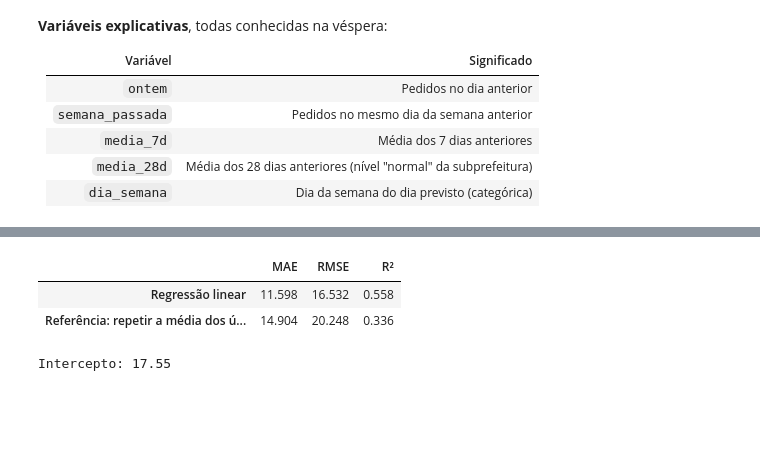
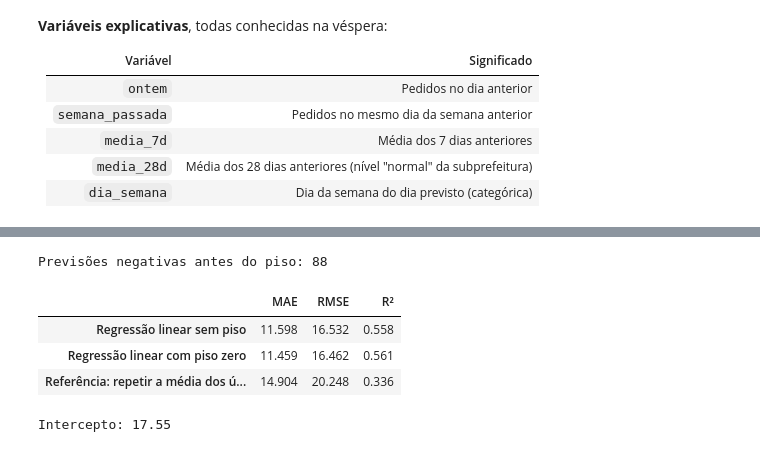
Before and after one commit to 0x4aron/RuaViva, a Jupyter notebook: data-science/zeladoria_sp156.ipynb, the cells around one changed output, grey strips where cells are left out. Drawn from its saved outputs; the diff is of its cells as text; code cells hidden in the pictures; blank space fills up the shorter version.

Commit message:
Revisao final: regra de territorio na API, amostra do notebook sem vazamento, legenda e modelo logico

```diff
--- a/data-science/zeladoria_sp156.ipynb
+++ b/data-science/zeladoria_sp156.ipynb
@@ -113,8 +113,11 @@ print("Finalizados sem data válida:", sem_data.sum())
 print("Dias até finalizar (pedidos finalizados com data):")
 print(dados.loc[finalizada & ~sem_data, "dias_ate_finalizar"].describe().round(1))
 
-pedidos = dados.loc[(dados["status"] != "Cancelada") & ~sem_data].copy()
-pedidos["no_prazo"] = (pedidos["status"] == "Finalizada") & (pedidos["dias_ate_finalizar"] <= 7)
+dados["fim_janela"] = dados["data_abertura"] + pd.Timedelta(days=7)
+dentro_da_janela = dados["data_finalizacao"].between(dados["data_abertura"], dados["fim_janela"])
+cancelado_na_janela = (dados["status"] == "Cancelada") & dentro_da_janela
+dados["no_prazo"] = finalizada & dentro_da_janela
+pedidos = dados.loc[~cancelado_na_janela & ~sem_data].copy()
 # %% [output]
 Finalizados sem data válida: 85
 Dias até finalizar (pedidos finalizados com data):
@@ -255,28 +258,33 @@ Teste:  2,944 linhas (01/10 a 31/12)
 # %%
 NUM_LIN = ["ontem", "semana_passada", "media_7d", "media_28d"]
 CAT_LIN = ["dia_semana"]
 
 modelo_linear = Pipeline([
     ("preparo", ColumnTransformer([
         ("num", "passthrough", NUM_LIN),
         ("cat", OneHotEncoder(drop=["seg"]), CAT_LIN),   # segunda-feira e a referencia
     ])),
     ("regressao", LinearRegression()),
 ])
 modelo_linear.fit(treino_lin[NUM_LIN + CAT_LIN], treino_lin["n"])
-previsto = modelo_linear.predict(teste_lin[NUM_LIN + CAT_LIN])
+previsto_bruto = modelo_linear.predict(teste_lin[NUM_LIN + CAT_LIN])
+previsto = np.clip(previsto_bruto, 0, None)
+print("Previsões negativas antes do piso:", (previsto_bruto < 0).sum())
 
 def metricas_regressao(real, prev):
     return {"MAE": mean_absolute_error(real, prev), "RMSE": root_mean_squared_error(real, prev), "R²": r2_score(real, prev)}
 
 comparacao = pd.DataFrame({
-    "Regressão linear": metricas_regressao(teste_lin["n"], previsto),
+    "Regressão linear sem piso": metricas_regressao(teste_lin["n"], previsto_bruto),
+    "Regressão linear com piso zero": metricas_regressao(teste_lin["n"], previsto),
     "Referência: repetir a média dos últimos 7 dias": metricas_regressao(teste_lin["n"], teste_lin["media_7d"]),
 }).T.round(3)
 comparacao
 # %% [output]
+Previsões negativas antes do piso: 88
 |  | MAE | RMSE | R² |
-| Regressão linear | 11.598 | 16.532 | 0.558 |
+| Regressão linear sem piso | 11.598 | 16.532 | 0.558 |
+| Regressão linear com piso zero | 11.459 | 16.462 | 0.561 |
 | Referência: repetir a média dos ú... | 14.904 | 20.248 | 0.336 |
 # %%
 coef = pd.Series(modelo_linear.named_steps["regressao"].coef_,
```
Also changed, not shown: parts of 14 cells of this notebook, 17 other files.
